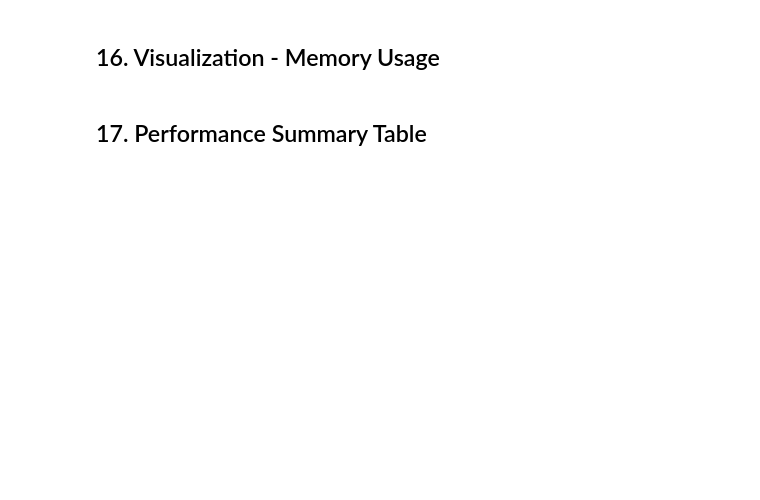
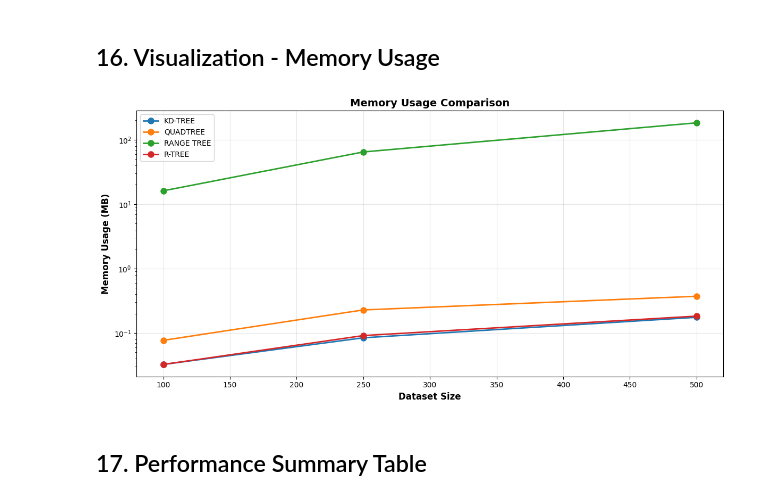
Before and after one commit to AggelosVer/Polidiastates-Domes-Dedomenwn, a Jupyter notebook: evaluation_with_eda.ipynb, the cells around one changed output. Cells and saved outputs as stored; diff of their text form; code cells hidden in the pictures; blank space fills up the shorter version.

```diff
--- a/evaluation_with_eda.ipynb
+++ b/evaluation_with_eda.ipynb
@@ -337,20 +462,23 @@ plt.show()
 # %%
 if df_memory is not None:
     fig, ax = plt.subplots(1, 1, figsize=(12, 6))
 
     for index_type in df_memory['Index Structure'].unique():
         data = df_memory[df_memory['Index Structure'] == index_type]
         ax.plot(data['Dataset Size'], data['tracemalloc Allocated (MB)'], marker='o', label=index_type.upper(), linewidth=2, markersize=8)
 
     ax.set_xlabel('Dataset Size', fontsize=12, fontweight='bold')
     ax.set_ylabel('Memory Usage (MB)', fontsize=12, fontweight='bold')
     ax.set_title('Memory Usage Comparison', fontsize=14, fontweight='bold')
     ax.legend(fontsize=10)
+    ax.set_yscale('log')
     ax.grid(True, alpha=0.3)
     plt.tight_layout()
     plt.show()
 else:
     print('No memory data available')
+# %% [output]
+[figure, added]
 # %% [markdown]
 ## 17. Performance Summary Table
 # %%
```
Also changed, not shown: parts of 17 cells of this notebook, 5 other files.
